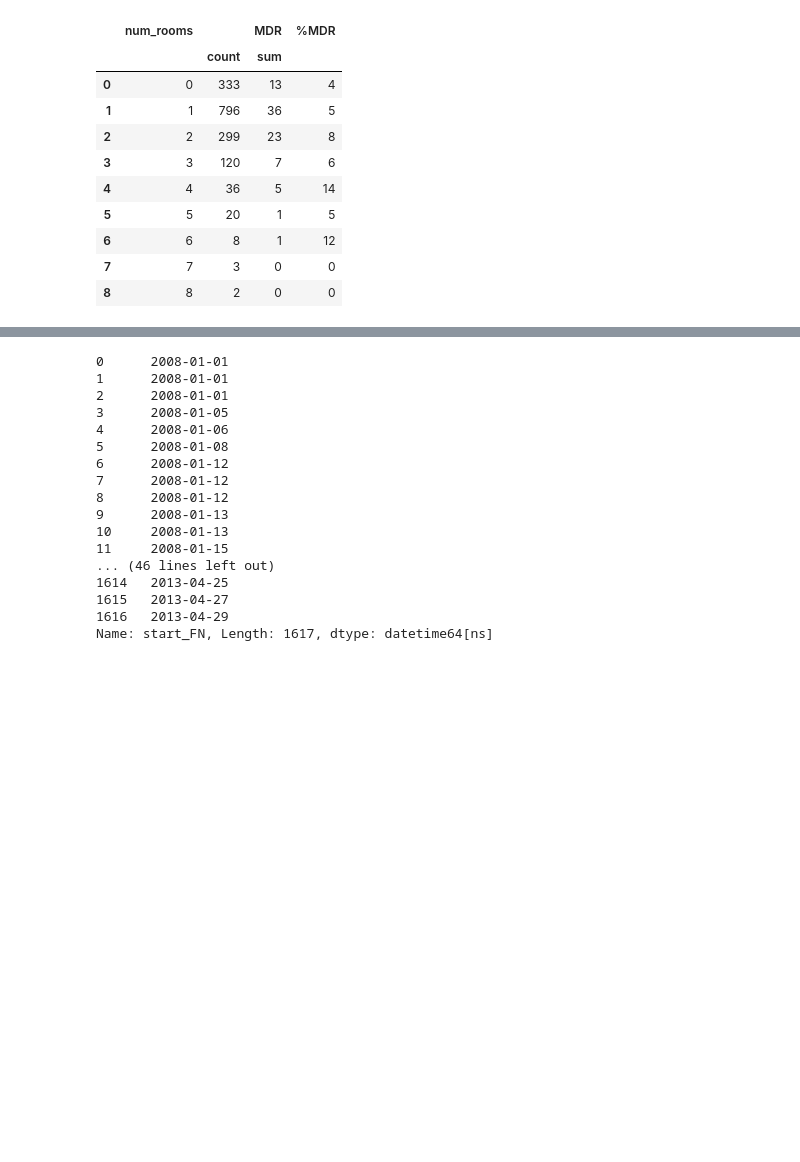
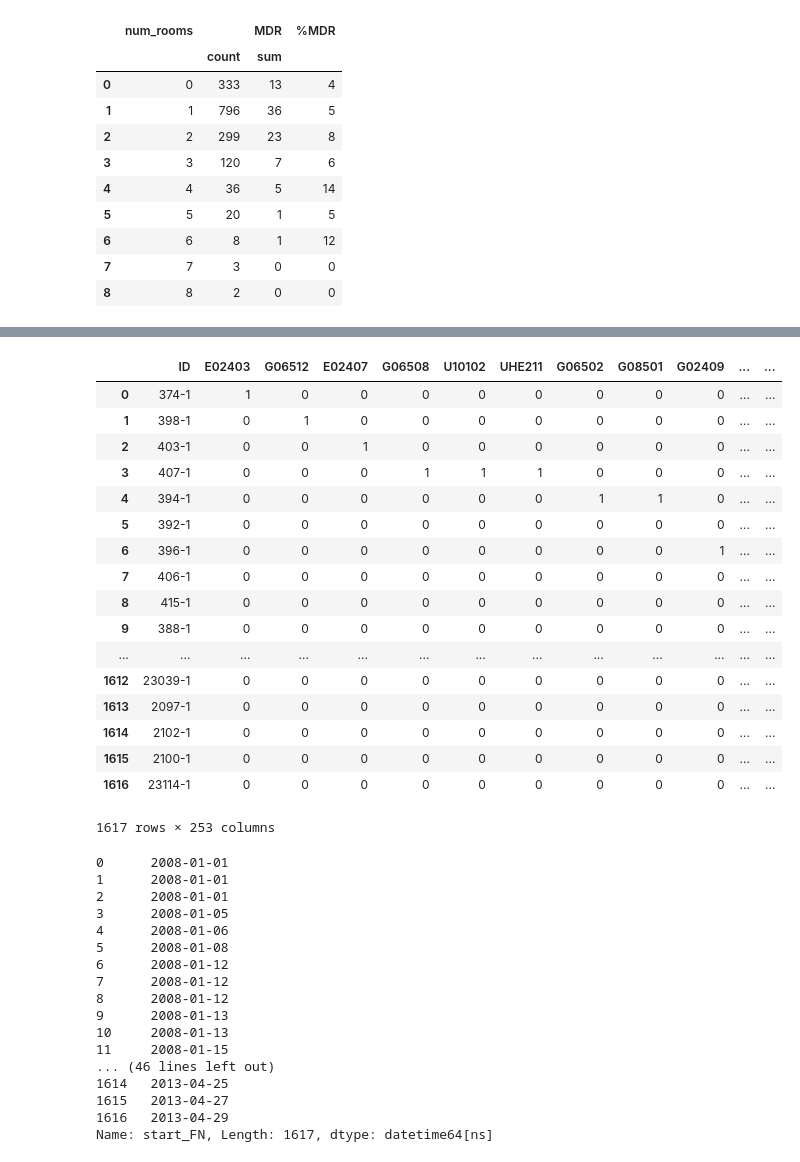
Before and after one commit to adriamoya/health_hackathon_2018, a Jupyter notebook: adriamoya_EDA.ipynb, the cells around one changed output, grey strips where cells are left out. Saved outputs shown, nothing was run; the diff lists cells and outputs as text; code cells hidden in the pictures; blank space fills up the shorter version.

```diff
--- a/adriamoya_EDA.ipynb
+++ b/adriamoya_EDA.ipynb
@@ -163,0 +203,12 @@ df['age'] = df["start_FN"].dt.year - df["birth_year"].dt.year
+# %%
+for idx, row in df_rooms.iterrows():
+    try:
+        for room in row['room_list'].split(","):
+            room_col = room.strip()
+            df_rooms.loc[idx, room_col] = 1
+    except:
+        if np.isnan(row['room_list']):
+            df_rooms.loc[idx, 'UNK'] = 1
+        else:
+            room_col = row['room_list'].strip()
+            df_rooms.loc[idx, room_col] = 1
@@ -163,0 +226,6 @@ df['age'] = df["start_FN"].dt.year - df["birth_year"].dt.year
+# %%
+df_rooms = df_rooms.fillna(0)
+# %%
+df_rooms.drop('room_list', axis=1, inplace=True)
+# %%
+df_rooms['MDR'] = df['MDR']
@@ -185,3 +255,24 @@ df
+# %%
+df_rooms
+# %% [output]
+|  | ID | E02403 | G06512 | E02407 | G06508 | U10102 | UHE211 | G06502 | G08501 | G02409 | ... | ... |
+| 0 | 374-1 | 1 | 0 | 0 | 0 | 0 | 0 | 0 | 0 | 0 | ... | ... |
+| 1 | 398-1 | 0 | 1 | 0 | 0 | 0 | 0 | 0 | 0 | 0 | ... | ... |
+| 2 | 403-1 | 0 | 0 | 1 | 0 | 0 | 0 | 0 | 0 | 0 | ... | ... |
+| 3 | 407-1 | 0 | 0 | 0 | 1 | 1 | 1 | 0 | 0 | 0 | ... | ... |
+| 4 | 394-1 | 0 | 0 | 0 | 0 | 0 | 0 | 1 | 1 | 0 | ... | ... |
+| 5 | 392-1 | 0 | 0 | 0 | 0 | 0 | 0 | 0 | 0 | 0 | ... | ... |
+| 6 | 396-1 | 0 | 0 | 0 | 0 | 0 | 0 | 0 | 0 | 1 | ... | ... |
+| 7 | 406-1 | 0 | 0 | 0 | 0 | 0 | 0 | 0 | 0 | 0 | ... | ... |
+| 8 | 415-1 | 0 | 0 | 0 | 0 | 0 | 0 | 0 | 0 | 0 | ... | ... |
+| 9 | 388-1 | 0 | 0 | 0 | 0 | 0 | 0 | 0 | 0 | 0 | ... | ... |
+| ... | ... | ... | ... | ... | ... | ... | ... | ... | ... | ... | ... | ... |
+| 1612 | 23039-1 | 0 | 0 | 0 | 0 | 0 | 0 | 0 | 0 | 0 | ... | ... |
+| 1613 | 2097-1 | 0 | 0 | 0 | 0 | 0 | 0 | 0 | 0 | 0 | ... | ... |
+| 1614 | 2102-1 | 0 | 0 | 0 | 0 | 0 | 0 | 0 | 0 | 0 | ... | ... |
+| 1615 | 2100-1 | 0 | 0 | 0 | 0 | 0 | 0 | 0 | 0 | 0 | ... | ... |
+| 1616 | 23114-1 | 0 | 0 | 0 | 0 | 0 | 0 | 0 | 0 | 0 | ... | ... |
+1617 rows × 253 columns
 # %%
 df['start_FN']
 # %% [output]
```
Also changed, not shown: parts of 8 cells of this notebook, 6 other files.
